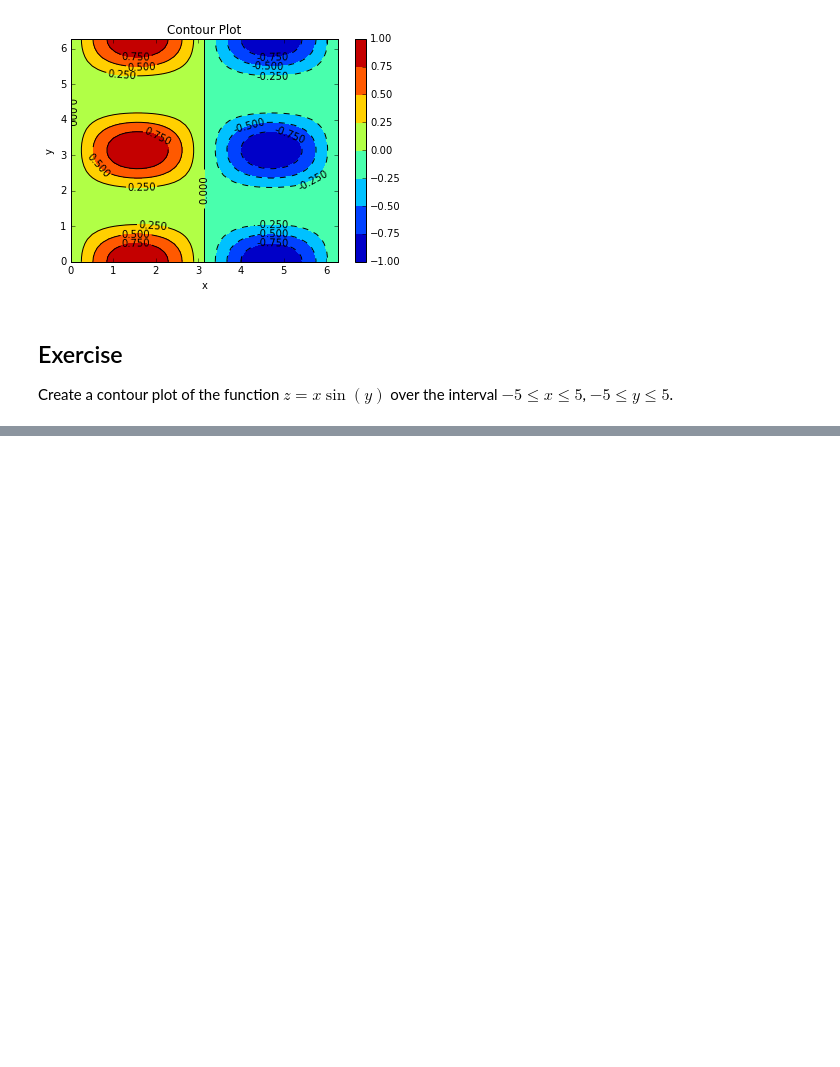
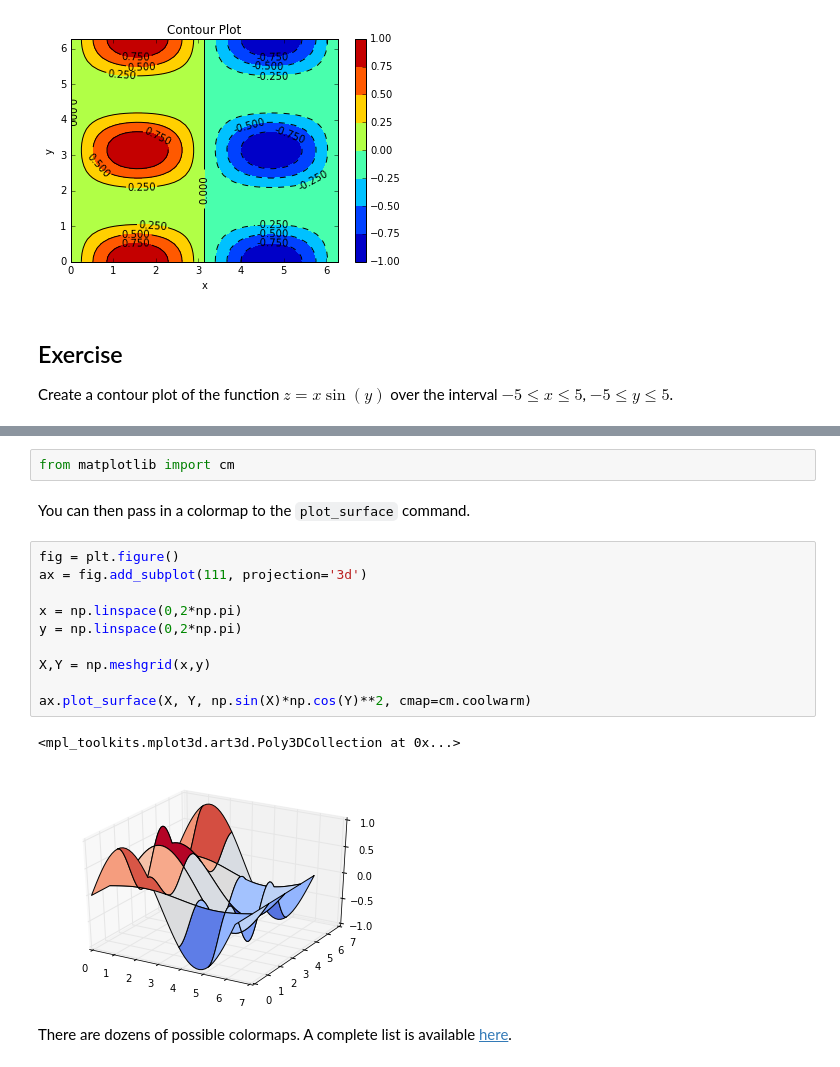
Before and after one commit to lukasbystricky/ISC-3313, a Jupyter notebook: lectures/chapter3/3-more_matplotlib.ipynb, the cells around one changed output, grey strips where cells are left out. Cells and saved outputs as stored; diff of their text form; blank space fills up the shorter version.

```diff
--- a/lectures/chapter3/3-more_matplotlib.ipynb
+++ b/lectures/chapter3/3-more_matplotlib.ipynb
@@ -207,0 +277,19 @@ ax.plot_surface(x, y, z, color='b')
+# %%
+from matplotlib import cm
+# %% [markdown]
+You can then pass in a colormap to the `plot_surface` command.
+# %%
+fig = plt.figure()
+ax = fig.add_subplot(111, projection='3d')
+
+x = np.linspace(0,2*np.pi)
+y = np.linspace(0,2*np.pi)
+
+X,Y = np.meshgrid(x,y)
+
+ax.plot_surface(X, Y, np.sin(X)*np.cos(Y)**2, cmap=cm.coolwarm)
+# %% [output]
+<mpl_toolkits.mplot3d.art3d.Poly3DCollection at 0x...>
+[figure, added]
+# %% [markdown]
+There are dozens of possible colormaps. A complete list is available [here](https://matplotlib.org/examples/color/colormaps_reference.html).
```
Also changed, not shown: parts of 23 cells of this notebook.
